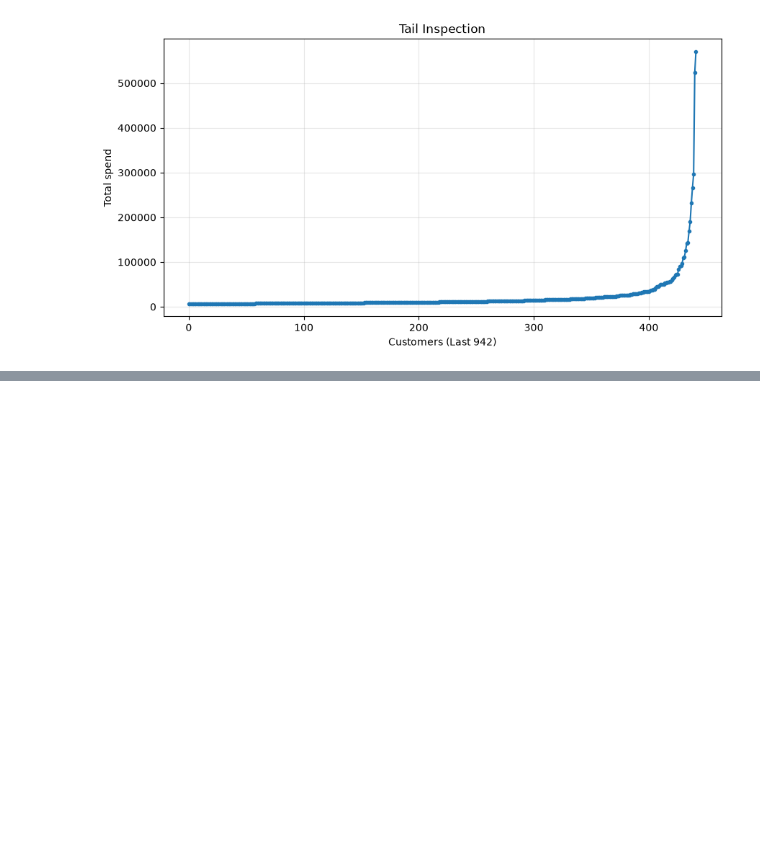
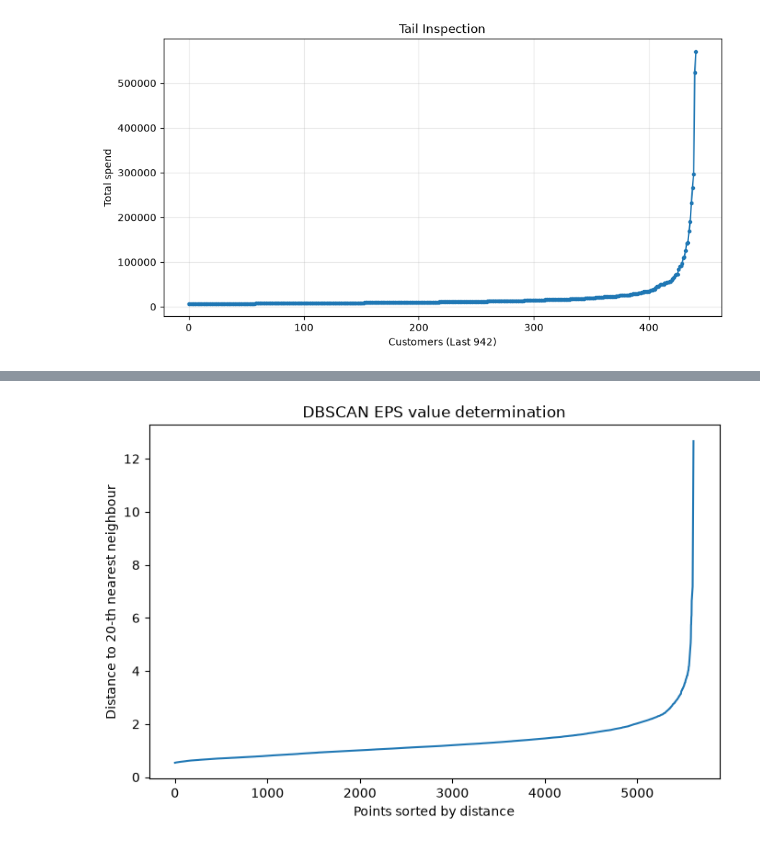
Before and after one commit to calAshy/theCoffeeCo, a Jupyter notebook: 1_Code/ml_pipeline.ipynb, the cells around one changed output, grey strips where cells are left out. Cells and saved outputs as stored; diff of their text form; code cells hidden in the pictures; blank space fills up the shorter version.

```diff
--- a/1_Code/ml_pipeline.ipynb
+++ b/1_Code/ml_pipeline.ipynb
@@ -195,0 +497,23 @@ Name: 5050, dtype: float64
+# %%
+# Initilise variable twice the size og feature_cols
+min_samples = 2 * len(feature_cols)
+
+# Initilise variable -
+neighbors = NearestNeighbors(n_neighbors = min_samples)
+#
+neighbors_fit = neighbors.fit(retail_scaled)
+#
+distances, indicies = neighbors_fit.kneighbors(retail_scaled)
+
+#
+k_distances = np.sort(distances[:, -1])
+
+# Initilise and display Plot:
+plt.figure(figsize=(8, 5))
+plt.plot(k_distances)
+plt.xlabel('Points sorted by distance')
+plt.ylabel(f'Distance to {min_samples}-th nearest neighbour')
+plt.title('DBSCAN EPS value determination')
+plt.show()
+# %% [output]
+[figure, added]
```
Also changed, not shown: parts of 35 cells of this notebook, 3 other files.
